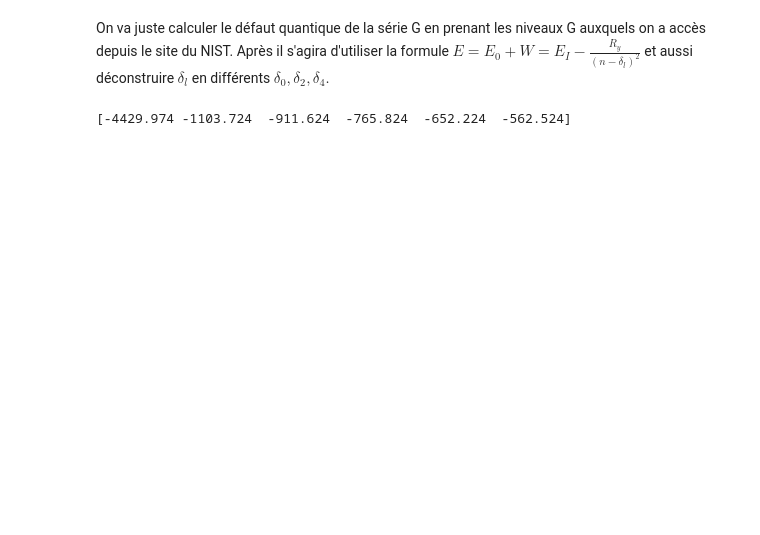
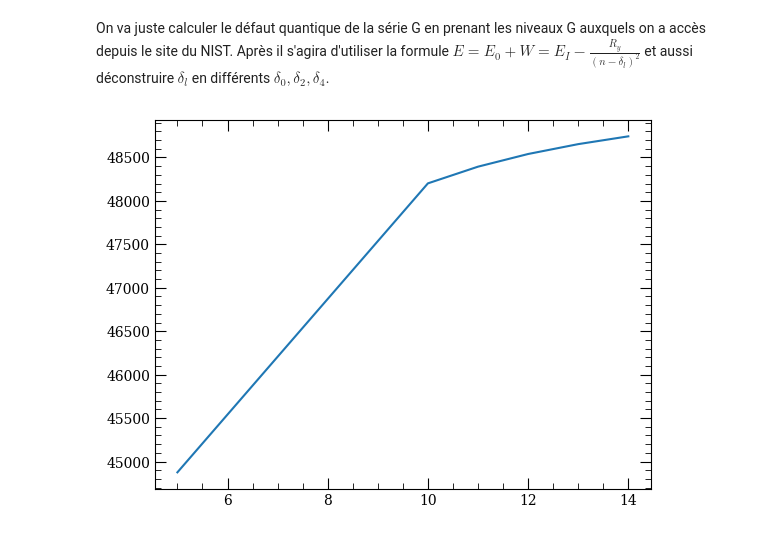
Before and after one commit to sdieden/Quantum-Control, a Jupyter notebook: g_channel.ipynb, the cells around one changed output. Drawn from its saved outputs; the diff is of its cells as text; code cells hidden in the pictures; blank space fills up the shorter version.

```diff
--- a/g_channel.ipynb
+++ b/g_channel.ipynb
@@ -8,6 +12,11 @@ On va juste calculer le défaut quantique de la série G en prenant les niveaux
 en = np.array([44875.95 ,48202.2 ,  48394.3  , 48540.1,48653.7,48743.4]) #cm-1
 n = np.array([5,10,11,12,13,14]) # array of quantum number n
 ionization_energy = 49305.9240 #cm-1
+Rydberg_constant = 109735.8137
 neg_en = en - ionization_energy
-# %% [output]
-[-4429.974 -1103.724  -911.624  -765.824  -652.224  -562.524]
+# %%
+# ici on a tracé Ry/(n-delta_l)^2
+plt.plot(n,en)
+plt.show()
+# %% [output]
+[figure, added]
```
Also changed, not shown: parts of 4 cells of this notebook.
